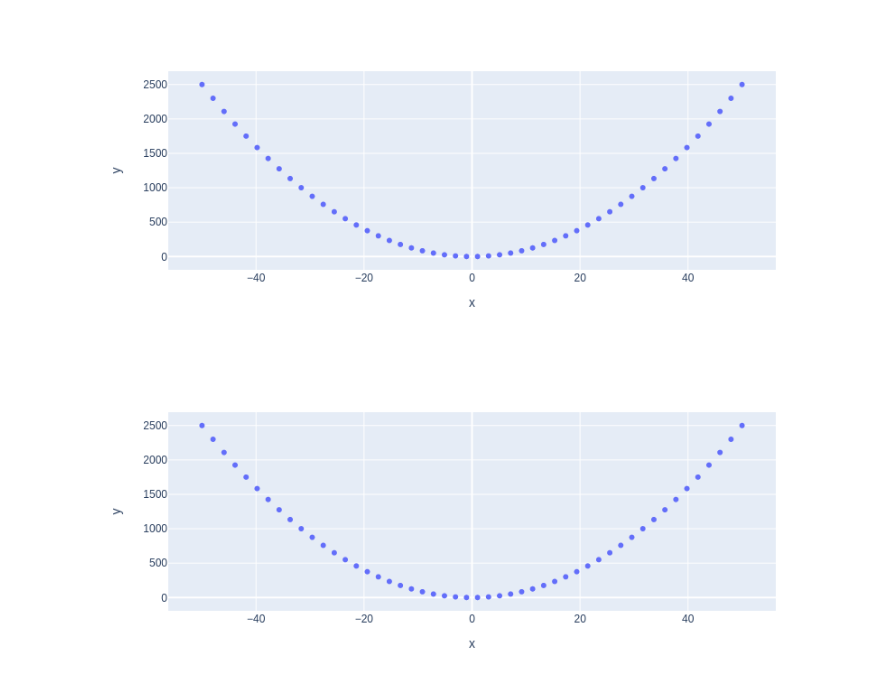
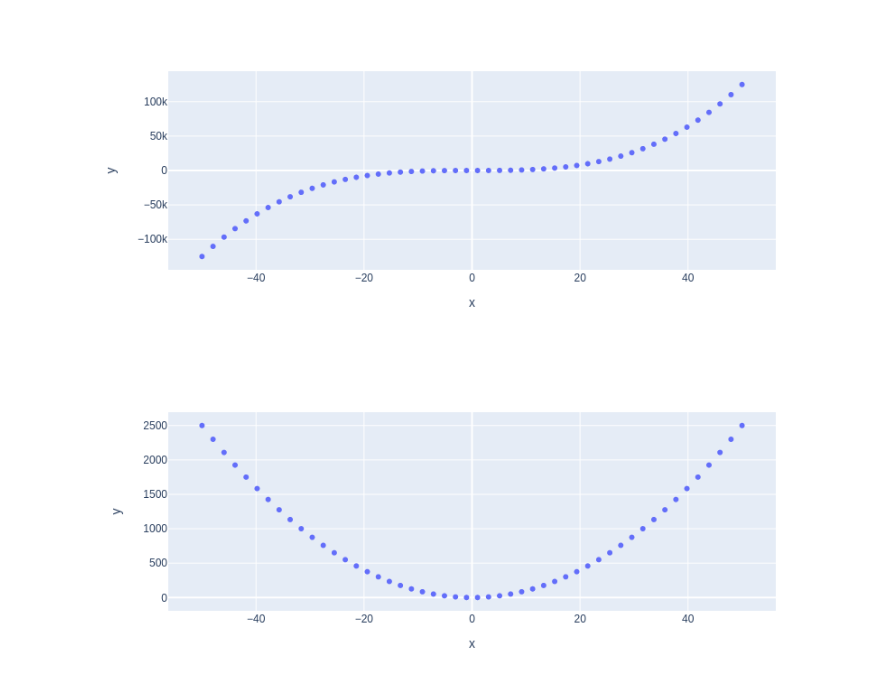
Before and after one commit to devops-msa/my-notebooks-repo, a Jupyter notebook: experiment1.ipynb, the cells around one changed output. Cells and saved outputs as stored; diff of their text form; code cells hidden in the pictures.

```diff
--- a/experiment1.ipynb
+++ b/experiment1.ipynb
@@ -1,28 +1,28 @@
 # %%
 import numpy as np
 
 import plotly.express as px
 
 # x-axis data points
 
 x = np.linspace(start=-50, stop=50)
 
 # y-axis data points
 
-y = x ** 2
+y = x ** 3
 
 # define the plot
 
 fig = px.scatter(x=x, y=y)
 
 fig.show()
 y = x ** 2
 
 # define the plot
 
 fig = px.scatter(x=x, y=y)
 
 fig.show()
 # %% [output]
-[figure, old version]
+[figure, new version]
 [figure]
```
